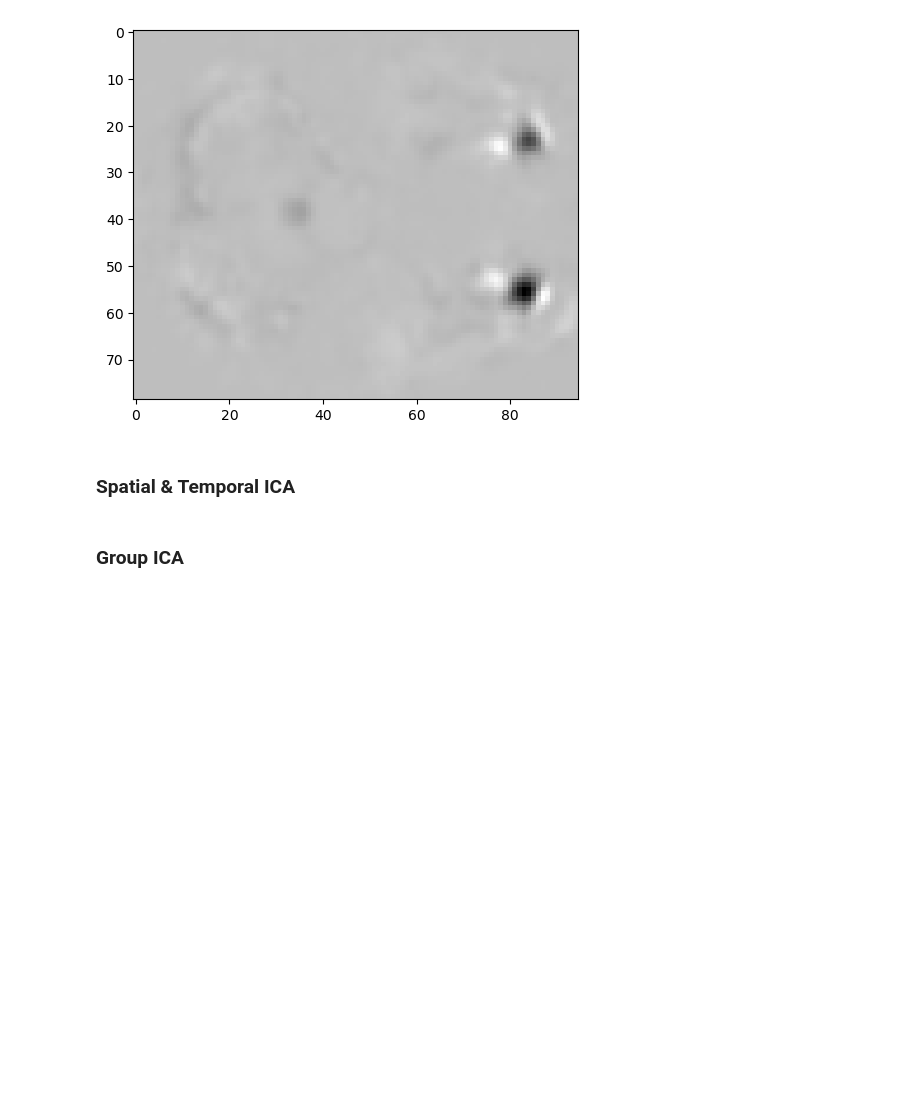
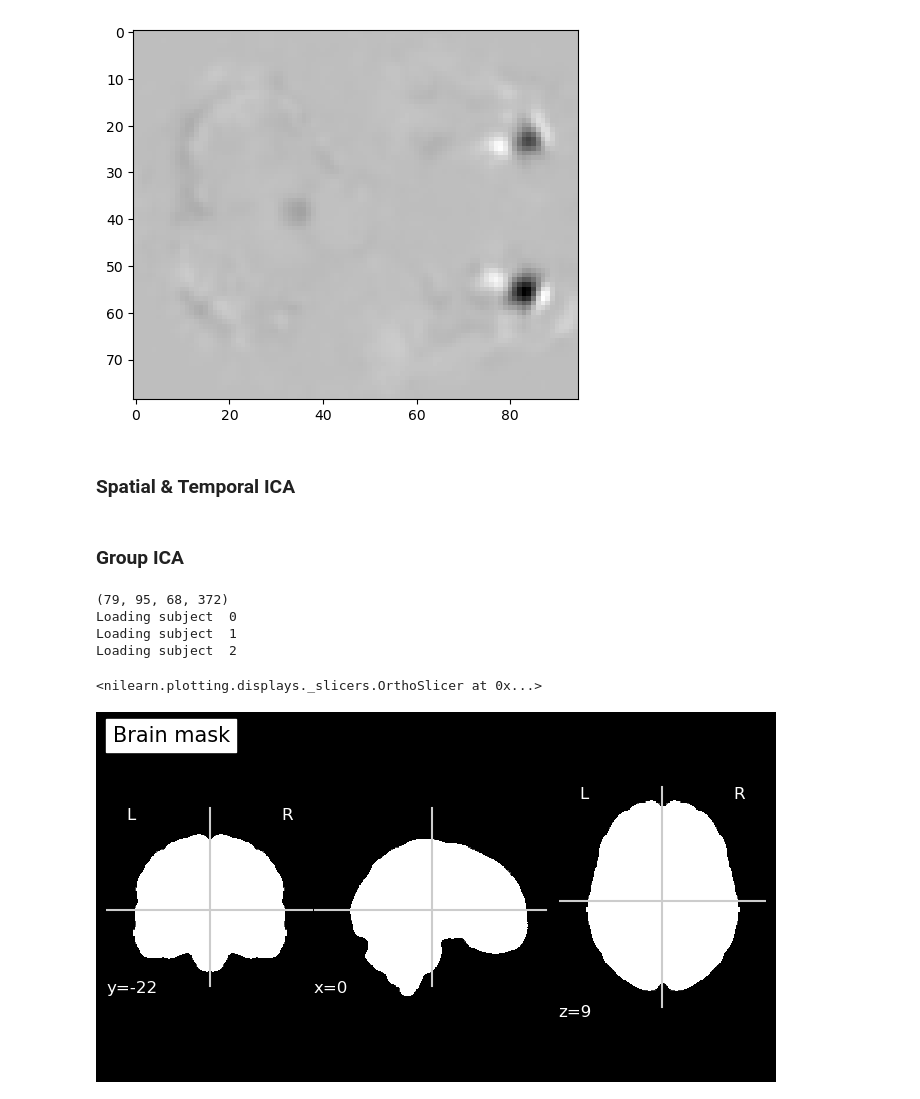
Before and after one commit to Neiizo/NSSP_421_Group_M, a Jupyter notebook: Project2/MiniProject2.ipynb, the cells around one changed output. Drawn from its saved outputs; the diff is of its cells as text; code cells hidden in the pictures; blank space fills up the shorter version.

```diff
--- a/Project2/MiniProject2.ipynb
+++ b/Project2/MiniProject2.ipynb
@@ -171,0 +191,35 @@ plt.imshow(vol1[:, :, 10], cmap='gray')
+# %%
+#find x,y,z shapes on functional data of first subject
+affine = img.affine
+print(img.shape)
+x,y,z,vol = img.shape
+#choose N_vol = 200
+N_vol = 200
+N_subj = 3
+N_tot = N_vol * N_subj
+
+X = np.zeros((N_tot, x*y*z))
+i = 0
+n_nii = 0
+nb_subj_counted = 0
+for n_nii in range(N_subj):
+    print('Loading subject ', n_nii+1)
+    img = nib.load(current_directory + '/sub_'+subject_fmap[n_nii] +'/derivative/sub-'+subject_fmap[n_nii]+'_task-alice_bold_preprocessed.nii.gz')
+    data = np.asanyarray(img.dataobj)
+    for j in range(N_vol):
+        X[i] = data[:, :, :, j].reshape(x*y*z)
+        i += 1
+X = zscore(X, axis=1)
+X = np.nan_to_num(X,0)
+# %% [output]
+(79, 95, 68, 372)
+Loading subject  0
+Loading subject  1
+Loading subject  2
+# %%
+icbms = datasets.fetch_icbm152_2009()
+masker = NiftiMasker(mask_img=icbms.mask)
+plot_stat_map(icbms.mask, title='Brain mask',black_bg=True, colorbar=False)
+# %% [output]
+<nilearn.plotting.displays._slicers.OrthoSlicer at 0x...>
+[figure, added]
```
Also changed, not shown: parts of 9 cells of this notebook.
